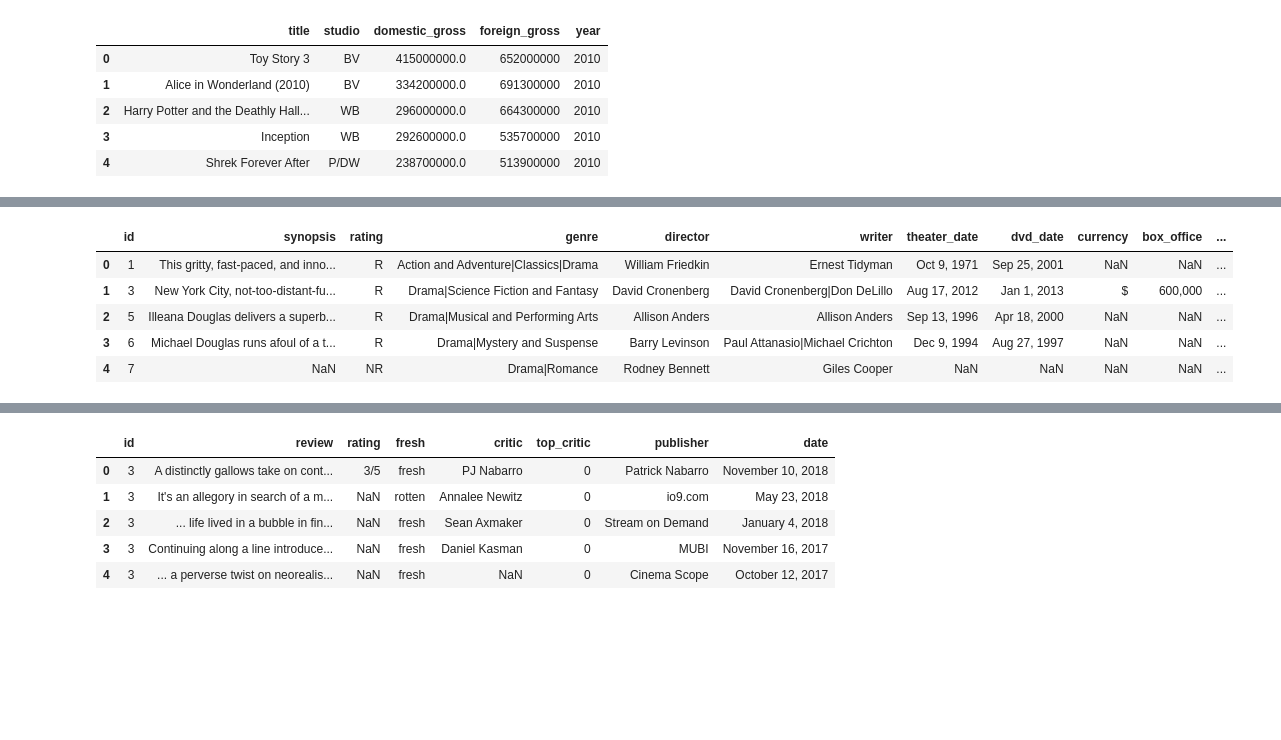
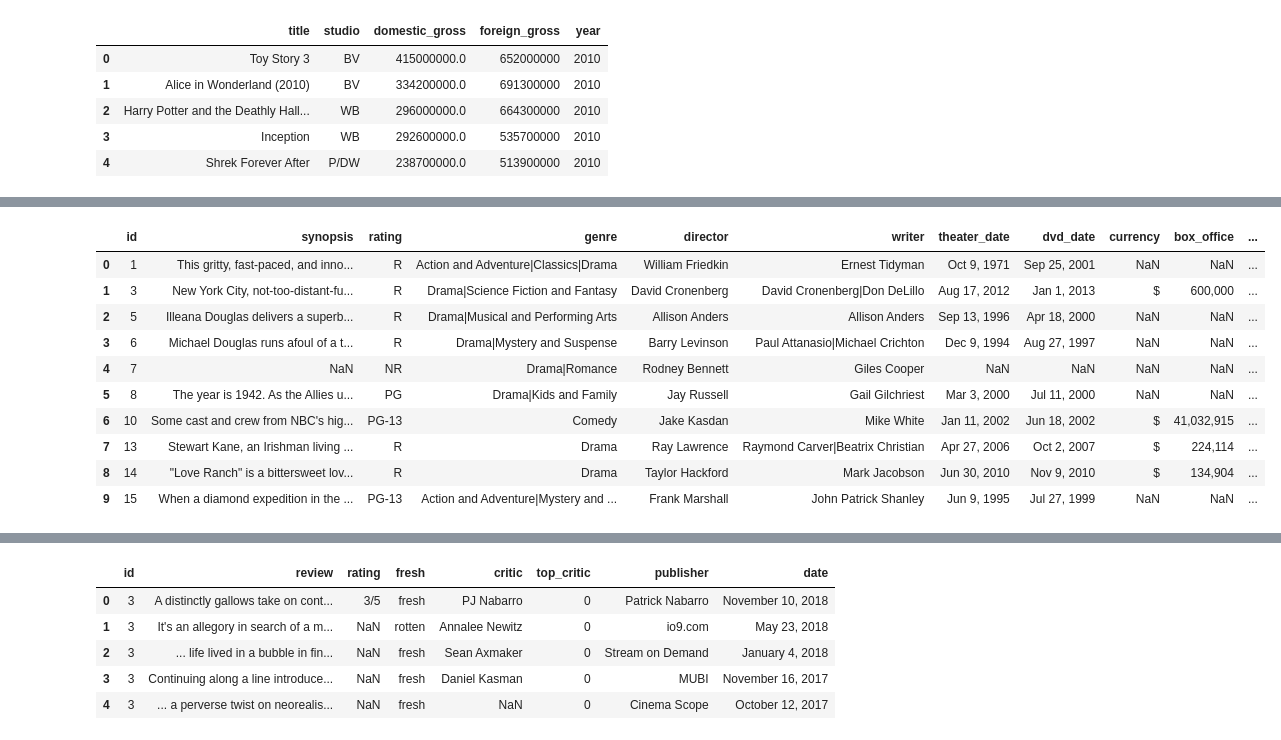
Before and after one commit to doriggs/Semester1Capstone, a Jupyter notebook: student.ipynb, the cells around one changed output, grey strips where cells are left out. Cells and saved outputs as stored; diff of their text form; code cells hidden in the pictures; blank space fills up the shorter version.

```diff
--- a/student.ipynb
+++ b/student.ipynb
@@ -215,10 +422,15 @@ bom_movie_gross_df.head()
 # %%
 rt_movie_info_df = pd.read_csv('zippedData/rt.movie_info.tsv.gz', sep='\t')
-rt_movie_info_df.head()
+rt_movie_info_df.head(10)
 # %% [output]
 |  | id | synopsis | rating | genre | director | writer | theater_date | dvd_date | currency | box_office | ... |
 | 0 | 1 | This gritty, fast-paced, and inno... | R | Action and Adventure|Classics|Drama | William Friedkin | Ernest Tidyman | Oct 9, 1971 | Sep 25, 2001 | NaN | NaN | ... |
 | 1 | 3 | New York City, not-too-distant-fu... | R | Drama|Science Fiction and Fantasy | David Cronenberg | David Cronenberg|Don DeLillo | Aug 17, 2012 | Jan 1, 2013 | $ | 600,000 | ... |
 | 2 | 5 | Illeana Douglas delivers a superb... | R | Drama|Musical and Performing Arts | Allison Anders | Allison Anders | Sep 13, 1996 | Apr 18, 2000 | NaN | NaN | ... |
 | 3 | 6 | Michael Douglas runs afoul of a t... | R | Drama|Mystery and Suspense | Barry Levinson | Paul Attanasio|Michael Crichton | Dec 9, 1994 | Aug 27, 1997 | NaN | NaN | ... |
 | 4 | 7 | NaN | NR | Drama|Romance | Rodney Bennett | Giles Cooper | NaN | NaN | NaN | NaN | ... |
+| 5 | 8 | The year is 1942. As the Allies u... | PG | Drama|Kids and Family | Jay Russell | Gail Gilchriest | Mar 3, 2000 | Jul 11, 2000 | NaN | NaN | ... |
+| 6 | 10 | Some cast and crew from NBC's hig... | PG-13 | Comedy | Jake Kasdan | Mike White | Jan 11, 2002 | Jun 18, 2002 | $ | 41,032,915 | ... |
+| 7 | 13 | Stewart Kane, an Irishman living ... | R | Drama | Ray Lawrence | Raymond Carver|Beatrix Christian | Apr 27, 2006 | Oct 2, 2007 | $ | 224,114 | ... |
+| 8 | 14 | "Love Ranch" is a bittersweet lov... | R | Drama | Taylor Hackford | Mark Jacobson | Jun 30, 2010 | Nov 9, 2010 | $ | 134,904 | ... |
+| 9 | 15 | When a diamond expedition in the ... | PG-13 | Action and Adventure|Mystery and ... | Frank Marshall | John Patrick Shanley | Jun 9, 1995 | Jul 27, 1999 | NaN | NaN | ... |
```
Also changed, not shown: parts of 52 cells of this notebook, 1 other file.
